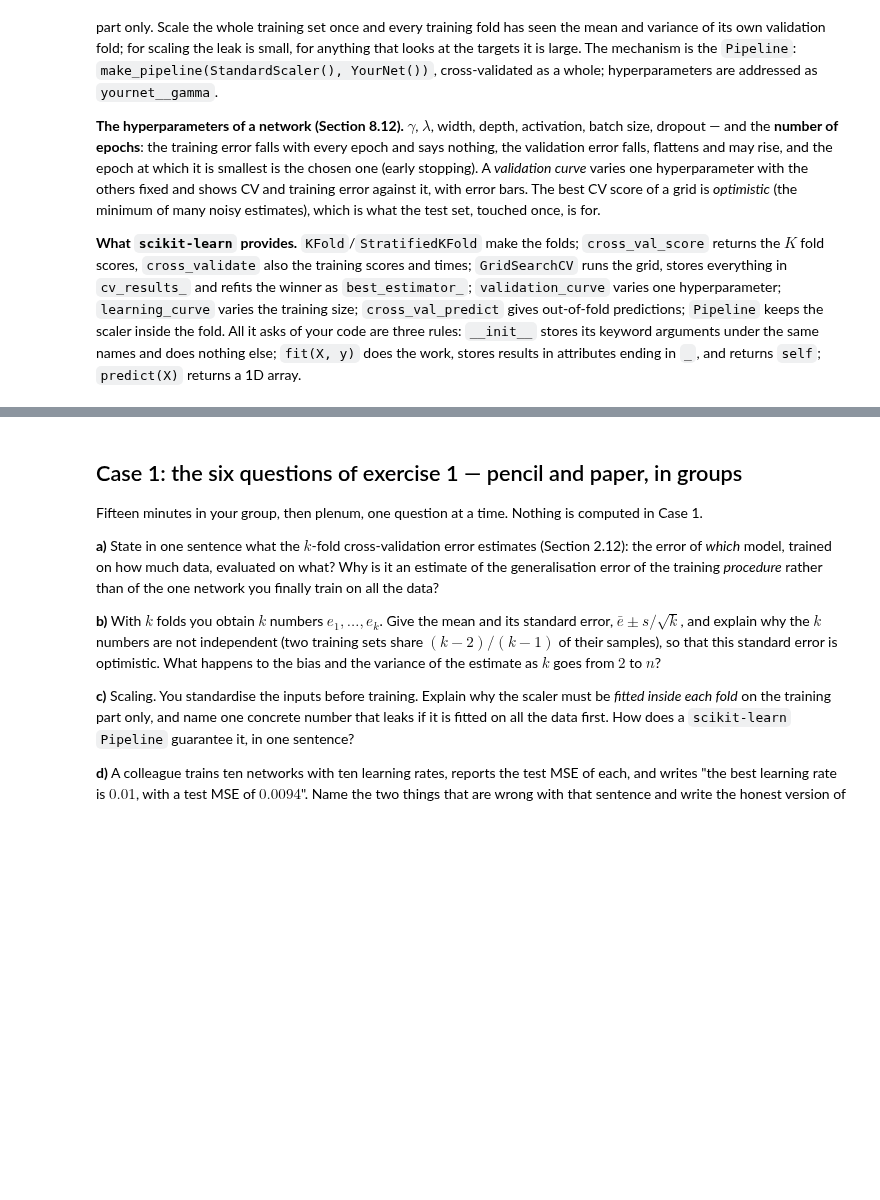
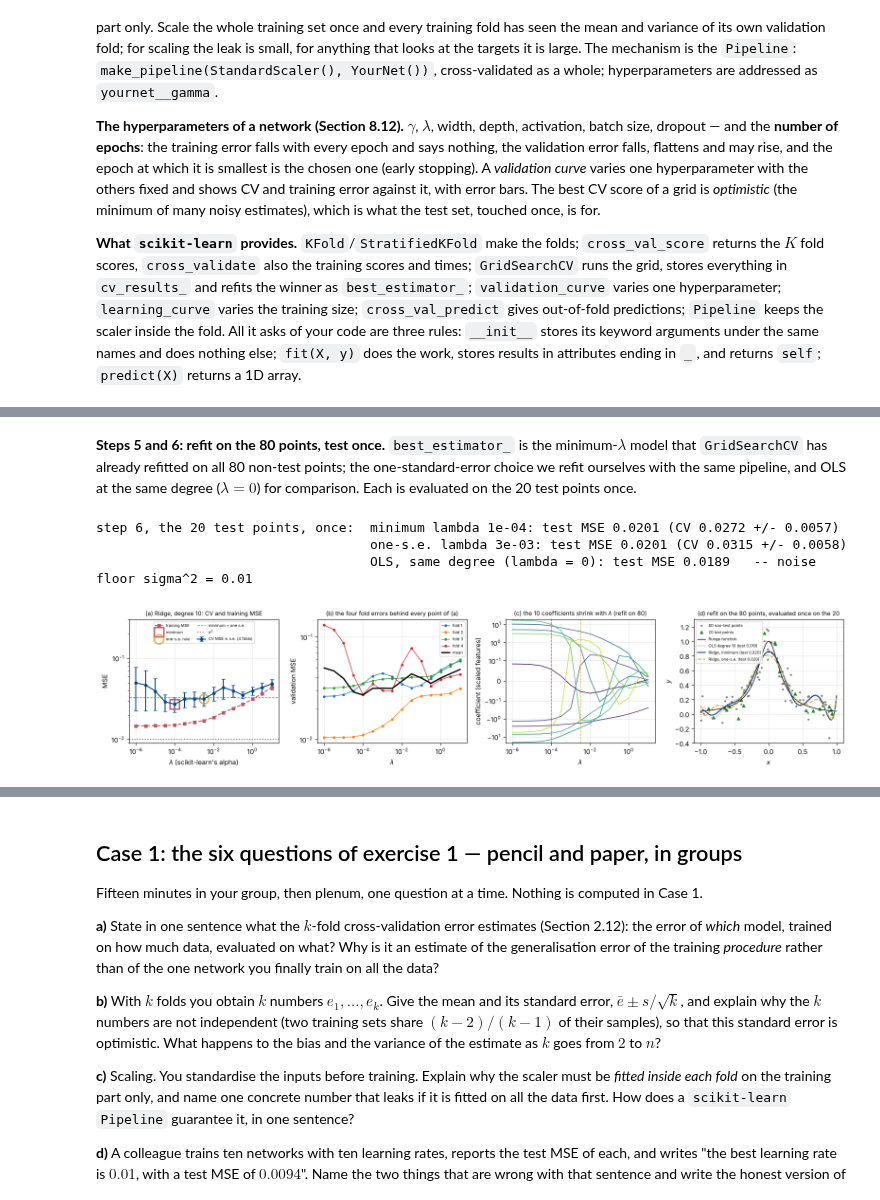
Before and after one commit to EducationalMaterialUiO/MachineLearningUiO, a Jupyter notebook: doc/WeeklyMaterial/week44/week44tuesday.ipynb, the cells around one changed output, grey strips where cells are left out. Drawn from its saved outputs; the diff is of its cells as text; code cells hidden in the pictures; blank space fills up the shorter version.

Commit message:
update week 44 Tuesday

```diff
--- a/doc/WeeklyMaterial/week44/week44tuesday.ipynb
+++ b/doc/WeeklyMaterial/week44/week44tuesday.ipynb
@@ -135,0 +238,10 @@ array.
+# %%
+i_min = int(np.argmin(cv_mse))                                               # step 4: the minimum ...
+within = cv_mse <= cv_mse[i_min] + cv_se[i_min]
+i_one = int(np.max(np.where(within)[0]))                                     # ... and the one-standard-error choice (largest lambda)
+print(f"{'lambda':>9s}" + "".join(f"{'fold ' + str(j + 1):>10s}" for j in range(k)) + f"{'CV MSE':>10s}{'s.e.':>9s}{'training':>10s}")
+for i, lam in enumerate(lambdas):
+    mark = " <- minimum" if i == i_min else (" <- one-s.e. rule" if i == i_one else ("  *" if within[i] else ""))
+    print(f"{lam:9.0e}" + "".join(f"{fold_mse[i, j]:10.4f}" for j in range(k)) + f"{cv_mse[i]:10.4f}{cv_se[i]:9.4f}{train_mse[i]:10.4f}" + mark)
+print(f"minimum: lambda = {lambdas[i_min]:.0e}, CV MSE {cv_mse[i_min]:.4f} +/- {cv_se[i_min]:.4f}; "
+      f"{within.sum()} values within one s.e. (*); one-s.e. rule: lambda = {lambdas[i_one]:.0e}, CV MSE {cv_mse[i_one]:.4f}")
@@ -135,0 +266,55 @@ array.
+# %% [markdown]
+**Steps 5 and 6: refit on the 80 points, test once.** `best_estimator_`
+is the minimum-$\lambda$ model that `GridSearchCV` has already refitted on
+all 80 non-test points; the one-standard-error choice we refit ourselves
+with the same pipeline, and OLS at the same degree ($\lambda=0$) for
+comparison. Each is evaluated on the 20 test points once.
+# %%
+best = search.best_estimator_                                                # step 5: the minimum, refit on all 80 by GridSearchCV
+one_se = make_pipeline(PolynomialFeatures(degree, include_bias=False), StandardScaler(), Ridge(alpha=lambdas[i_one])).fit(X_train, y_train)
+ols = make_pipeline(PolynomialFeatures(degree, include_bias=False), StandardScaler(), LinearRegression()).fit(X_train, y_train)
+mse = lambda m: float(np.mean((m.predict(X_test) - y_test) ** 2))
+print(f"step 6, the 20 test points, once:  minimum lambda {lambdas[i_min]:.0e}: test MSE {mse(best):.4f} (CV {cv_mse[i_min]:.4f} +/- {cv_se[i_min]:.4f})")
+print(f"                                   one-s.e. lambda {lambdas[i_one]:.0e}: test MSE {mse(one_se):.4f} (CV {cv_mse[i_one]:.4f} +/- {cv_se[i_one]:.4f})")
+print(f"                                   OLS, same degree (lambda = 0): test MSE {mse(ols):.4f}   -- noise floor sigma^2 = 0.01")
+# %% [output]
+step 6, the 20 test points, once:  minimum lambda 1e-04: test MSE 0.0201 (CV 0.0272 +/- 0.0057)
+                                   one-s.e. lambda 3e-03: test MSE 0.0201 (CV 0.0315 +/- 0.0058)
+                                   OLS, same degree (lambda = 0): test MSE 0.0189   -- noise floor sigma^2 = 0.01
+# %%
+fig, ax = plt.subplots(1, 4, figsize=(16, 3.6))
+ax[0].errorbar(lambdas, cv_mse, yerr=cv_se, marker="o", ms=4, capsize=3, color=BLUE, label="CV MSE $\\pm$ s.e. (4 folds)")
+ax[0].plot(lambdas, train_mse, "s--", ms=4, color=RED, label="training MSE")
+ax[0].plot(lambdas[i_min], cv_mse[i_min], "s", mfc="none", mec=RED, mew=2, ms=14, label="minimum")
+ax[0].plot(lambdas[i_one], cv_mse[i_one], "o", mfc="none", mec=YELLOW, mew=2, ms=14, label="one-s.e. rule")
+ax[0].axhline(cv_mse[i_min] + cv_se[i_min], color=GREY, ls="--", lw=1, label="minimum + one s.e.")
+ax[0].axhline(0.01, color=GREY, ls=":", label="$\\sigma^2$")
+ax[0].set_xscale("log"); ax[0].set_yscale("log"); ax[0].set_xlabel("$\\lambda$ (scikit-learn's alpha)"); ax[0].set_ylabel("MSE")
+ax[0].set_ylim(0.009, 0.3); ax[0].legend(fontsize=6, loc="upper center", ncol=2); ax[0].grid(alpha=0.3)
+ax[0].set_title(f"(a) Ridge, degree {degree}: CV and training MSE", fontsize=9)
+for j in range(k):
+    ax[1].plot(lambdas, fold_mse[:, j], "o-", ms=3, lw=1, label=f"fold {j + 1}")
+ax[1].plot(lambdas, cv_mse, "k-", lw=2, label="mean")
+ax[1].set_xscale("log"); ax[1].set_yscale("log"); ax[1].set_xlabel("$\\lambda$"); ax[1].set_ylabel("validation MSE")
+ax[1].legend(fontsize=6); ax[1].grid(alpha=0.3); ax[1].set_title("(b) the four fold errors behind every point of (a)", fontsize=9)
+coefs = np.array([make_pipeline(PolynomialFeatures(degree, include_bias=False), StandardScaler(), Ridge(alpha=lam)).fit(X_train, y_train)[-1].coef_
+                  for lam in lambdas])
+for p in range(degree):
+    ax[2].plot(lambdas, coefs[:, p], "-", lw=1, color=plt.cm.viridis(p / degree))
+ax[2].axvline(lambdas[i_min], color=RED, ls="--", lw=1); ax[2].axvline(lambdas[i_one], color=YELLOW, ls="--", lw=1)
+ax[2].set_xscale("log"); ax[2].set_yscale("symlog", linthresh=0.1); ax[2].set_xlabel("$\\lambda$"); ax[2].set_ylabel("coefficient (scaled features)")
+ax[2].grid(alpha=0.3); ax[2].set_title(f"(c) the {degree} coefficients shrink with $\\lambda$ (refit on 80)", fontsize=9)
+xx = np.linspace(-1, 1, 400).reshape(-1, 1)
+ax[3].plot(X_train, y_train, ".", color=GREY, ms=4, label="80 non-test points")
+ax[3].plot(X_test, y_test, "^", color=GREEN, ms=5, label="20 test points")
+ax[3].plot(xx, 1 / (1 + 25 * xx ** 2), "-", color="black", lw=1, label="Runge function")
+ax[3].plot(xx, ols.predict(xx), ":", color=RED, lw=1.2, label=f"OLS degree {degree} (test {mse(ols):.3f})")
+ax[3].plot(xx, best.predict(xx), "-", color=BLUE, lw=1.5, label=f"Ridge, minimum (test {mse(best):.3f})")
+ax[3].plot(xx, one_se.predict(xx), "--", color=YELLOW, lw=1.5, label=f"Ridge, one-s.e. (test {mse(one_se):.3f})")
+ax[3].set_ylim(-0.4, 1.3); ax[3].set_xlabel("$x$"); ax[3].set_ylabel("$y$"); ax[3].legend(fontsize=6); ax[3].grid(alpha=0.3)
+ax[3].set_title("(d) refit on the 80 points, evaluated once on the 20", fontsize=9)
+fig.tight_layout()
+fig.savefig("week44_ridge_cv.pdf"); fig.savefig("week44_ridge_cv.png", dpi=150)
+plt.show()
+# %% [output]
+[figure, added]
```
Also changed, not shown: parts of 7 cells of this notebook, 2 other files.
